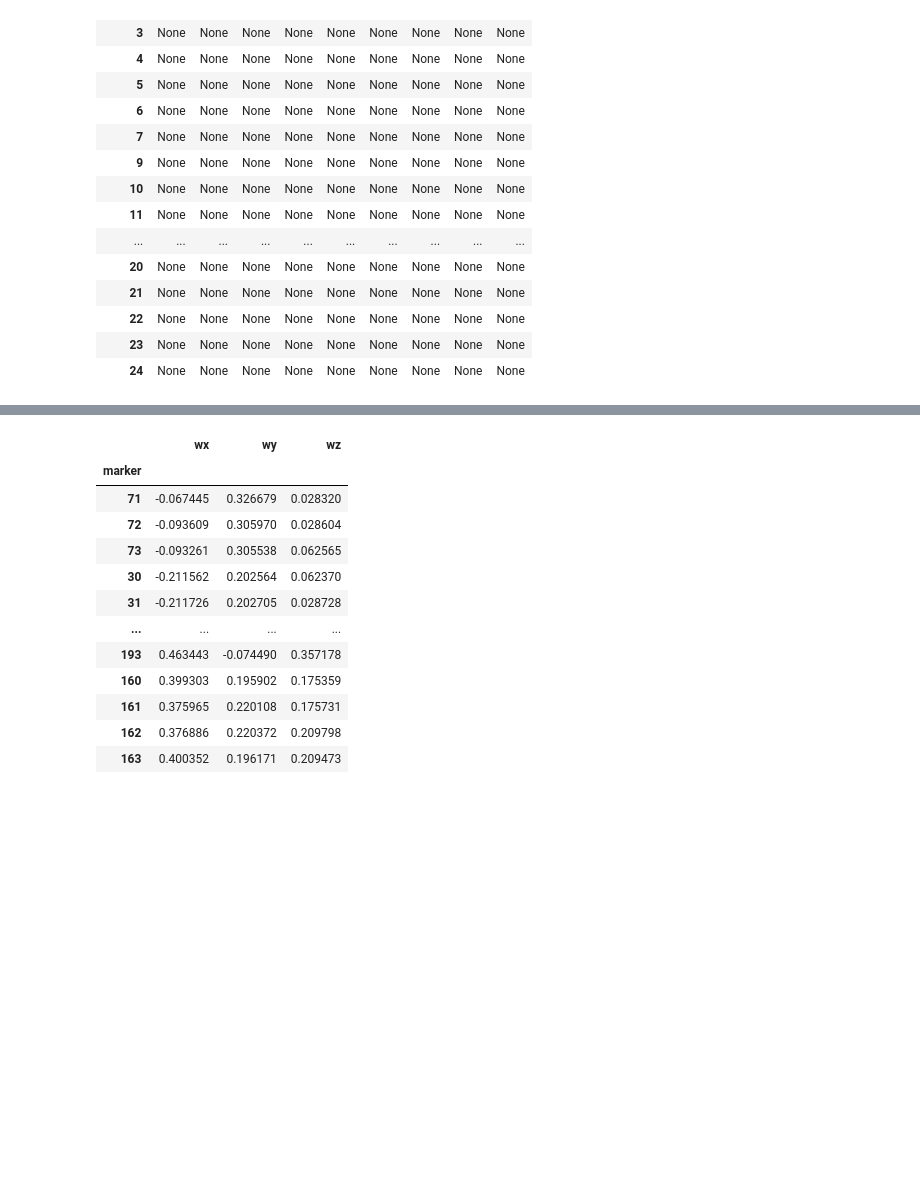
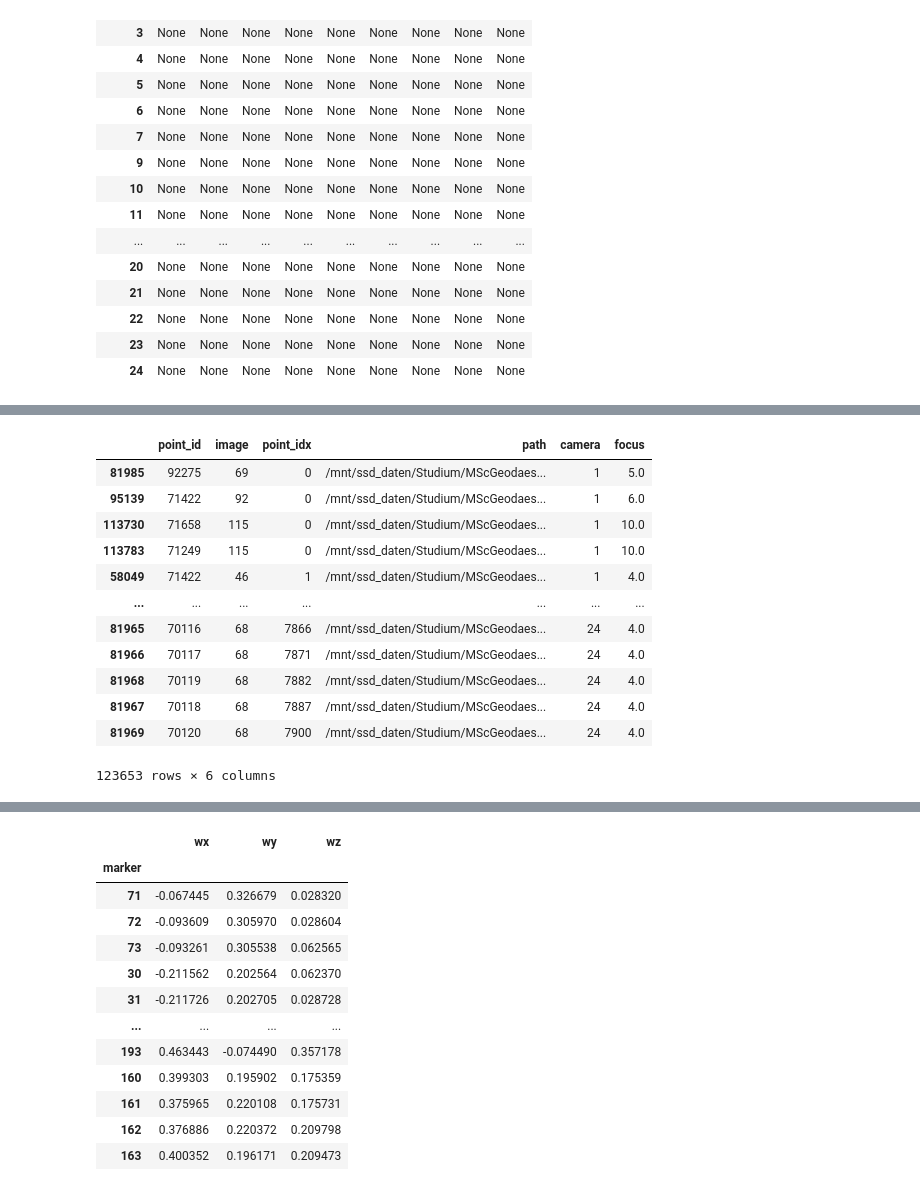
Before and after one commit to FlorianTimm/PhotoBox_Experimente, a Jupyter notebook: Fokus/fokus_faktor_alle_bilder.ipynb, the cells around one changed output, grey strips where cells are left out. Cells and saved outputs as stored; diff of their text form; code cells hidden in the pictures; blank space fills up the shorter version.

```diff
--- a/Fokus/fokus_faktor_alle_bilder.ipynb
+++ b/Fokus/fokus_faktor_alle_bilder.ipynb
@@ -139,0 +138,7 @@ pp
+# %%
+pp.rename(columns={"pid": "point_id", "id": "image",
+          "idx": "point_idx"}, inplace=True)
+pp.rename(columns={"Unnamed: 0": "id"}, inplace=True)
+pp.reset_index(drop=True, inplace=True)
+pp.set_index("id", inplace=True)
+pp
@@ -140,4 +160,19 @@ pp
 # %%
-joined_df = pp.merge(bilder, on='id').sort_values(["camera", "pid"])
+joined_df = pp.merge(bilder, on='image').sort_values(["camera", "point_idx"])
 xy = []
+joined_df
+# %% [output]
+|  | point_id | image | point_idx | path | camera | focus |
+| 81985 | 92275 | 69 | 0 | /mnt/ssd_daten/Studium/MScGeodaes... | 1 | 5.0 |
+| 95139 | 71422 | 92 | 0 | /mnt/ssd_daten/Studium/MScGeodaes... | 1 | 6.0 |
+| 113730 | 71658 | 115 | 0 | /mnt/ssd_daten/Studium/MScGeodaes... | 1 | 10.0 |
+| 113783 | 71249 | 115 | 0 | /mnt/ssd_daten/Studium/MScGeodaes... | 1 | 10.0 |
+| 58049 | 71422 | 46 | 1 | /mnt/ssd_daten/Studium/MScGeodaes... | 1 | 4.0 |
+| ... | ... | ... | ... | ... | ... | ... |
+| 81965 | 70116 | 68 | 7866 | /mnt/ssd_daten/Studium/MScGeodaes... | 24 | 4.0 |
+| 81966 | 70117 | 68 | 7871 | /mnt/ssd_daten/Studium/MScGeodaes... | 24 | 4.0 |
+| 81968 | 70119 | 68 | 7882 | /mnt/ssd_daten/Studium/MScGeodaes... | 24 | 4.0 |
+| 81967 | 70118 | 68 | 7887 | /mnt/ssd_daten/Studium/MScGeodaes... | 24 | 4.0 |
+| 81969 | 70120 | 68 | 7900 | /mnt/ssd_daten/Studium/MScGeodaes... | 24 | 4.0 |
+123653 rows × 6 columns
 # %%
```
Also changed, not shown: parts of 24 cells of this notebook.
